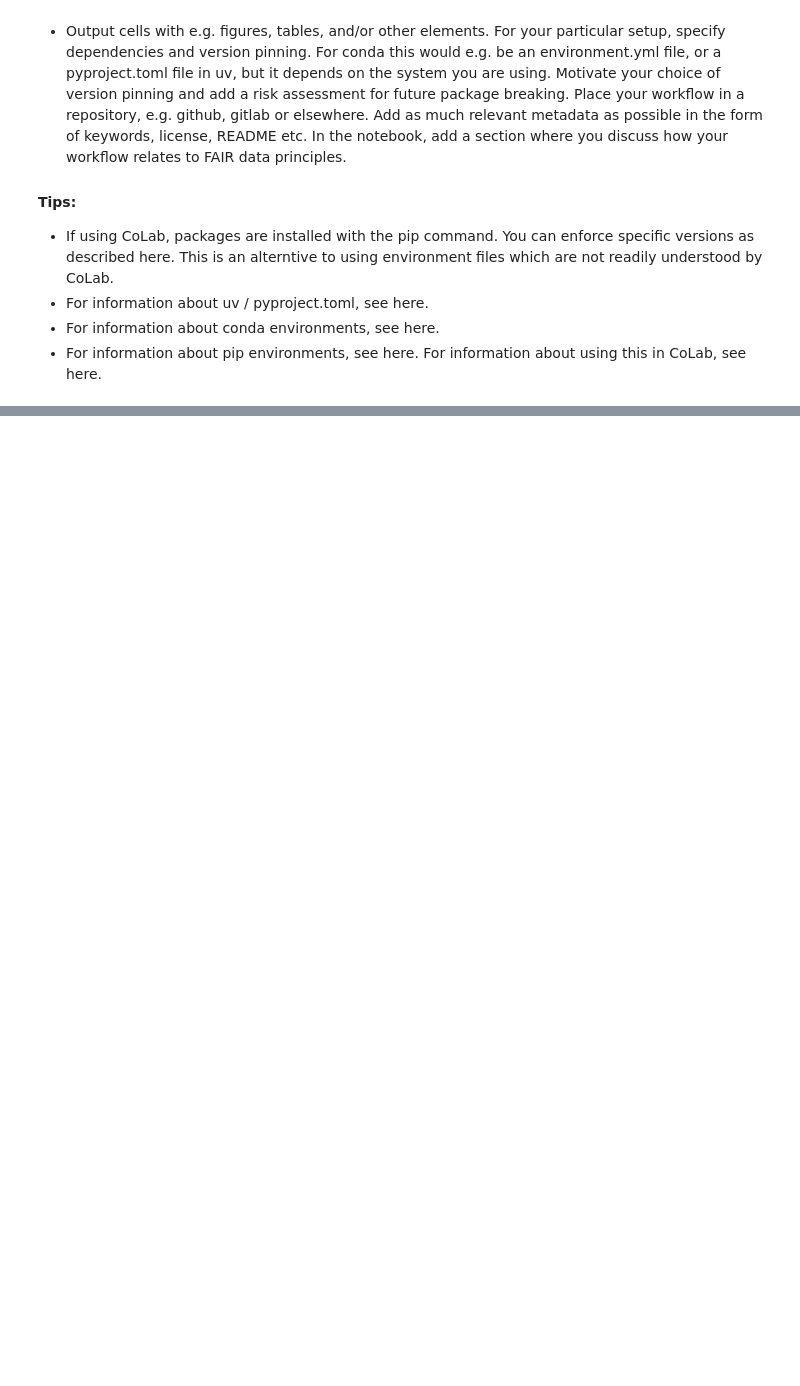
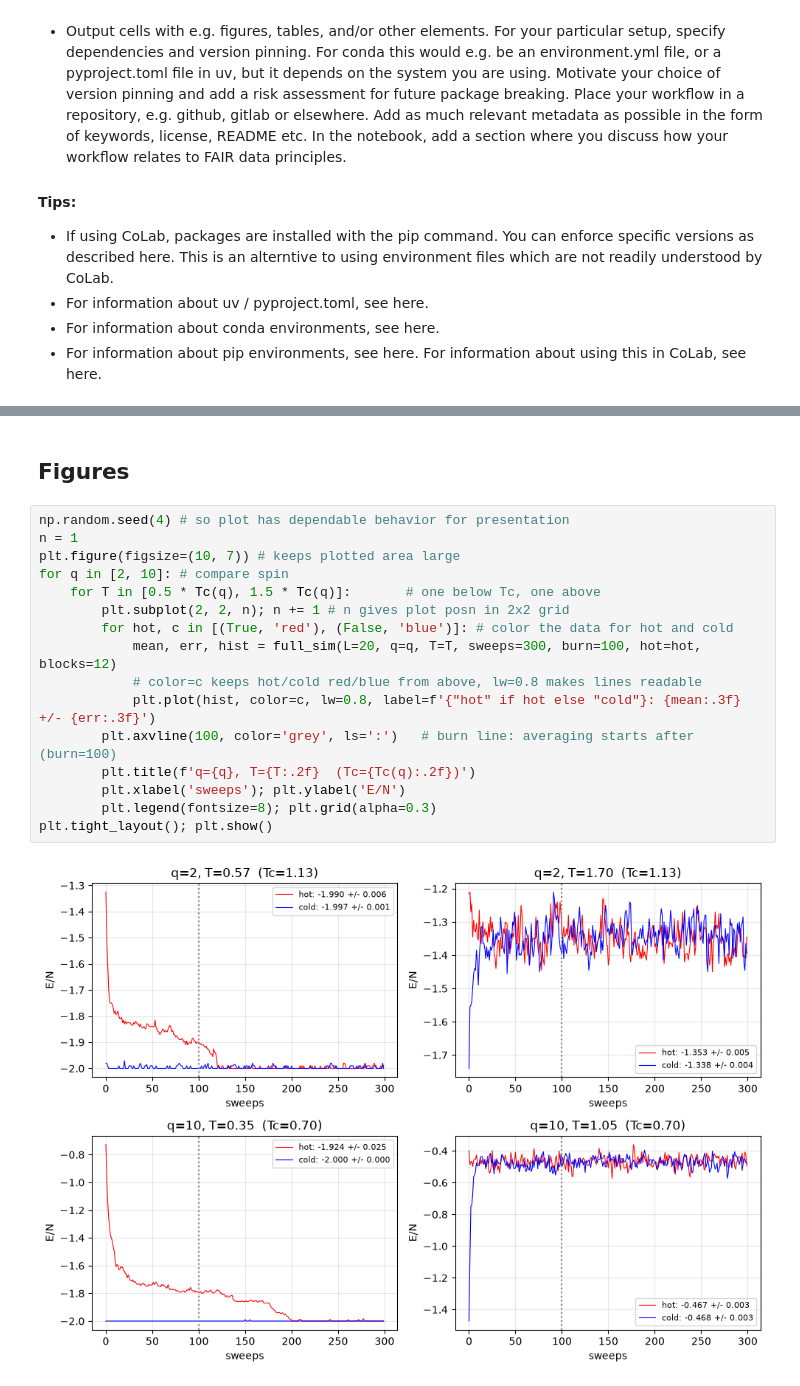
Before and after one commit to yuxru/fair, a Jupyter notebook: FAIR.ipynb, the cells around one changed output, grey strips where cells are left out. Saved outputs shown, nothing was run; the diff lists cells and outputs as text; blank space fills up the shorter version.

```diff
--- a/FAIR.ipynb
+++ b/FAIR.ipynb
@@ -21,0 +203,20 @@ from numba import njit
+# %% [markdown]
+## Figures
+# %%
+np.random.seed(4) # so plot has dependable behavior for presentation
+n = 1
+plt.figure(figsize=(10, 7)) # keeps plotted area large
+for q in [2, 10]: # compare spin
+    for T in [0.5 * Tc(q), 1.5 * Tc(q)]:       # one below Tc, one above
+        plt.subplot(2, 2, n); n += 1 # n gives plot posn in 2x2 grid
+        for hot, c in [(True, 'red'), (False, 'blue')]: # color the data for hot and cold
+            mean, err, hist = full_sim(L=20, q=q, T=T, sweeps=300, burn=100, hot=hot, blocks=12)
+            # color=c keeps hot/cold red/blue from above, lw=0.8 makes lines readable
+            plt.plot(hist, color=c, lw=0.8, label=f'{"hot" if hot else "cold"}: {mean:.3f} +/- {err:.3f}')
+        plt.axvline(100, color='grey', ls=':')   # burn line: averaging starts after (burn=100)
+        plt.title(f'q={q}, T={T:.2f}  (Tc={Tc(q):.2f})')
+        plt.xlabel('sweeps'); plt.ylabel('E/N')
+        plt.legend(fontsize=8); plt.grid(alpha=0.3)
+plt.tight_layout(); plt.show()
+# %% [output]
+[figure, added]
```
Also changed, not shown: parts of 6 cells of this notebook, 5 other files.
